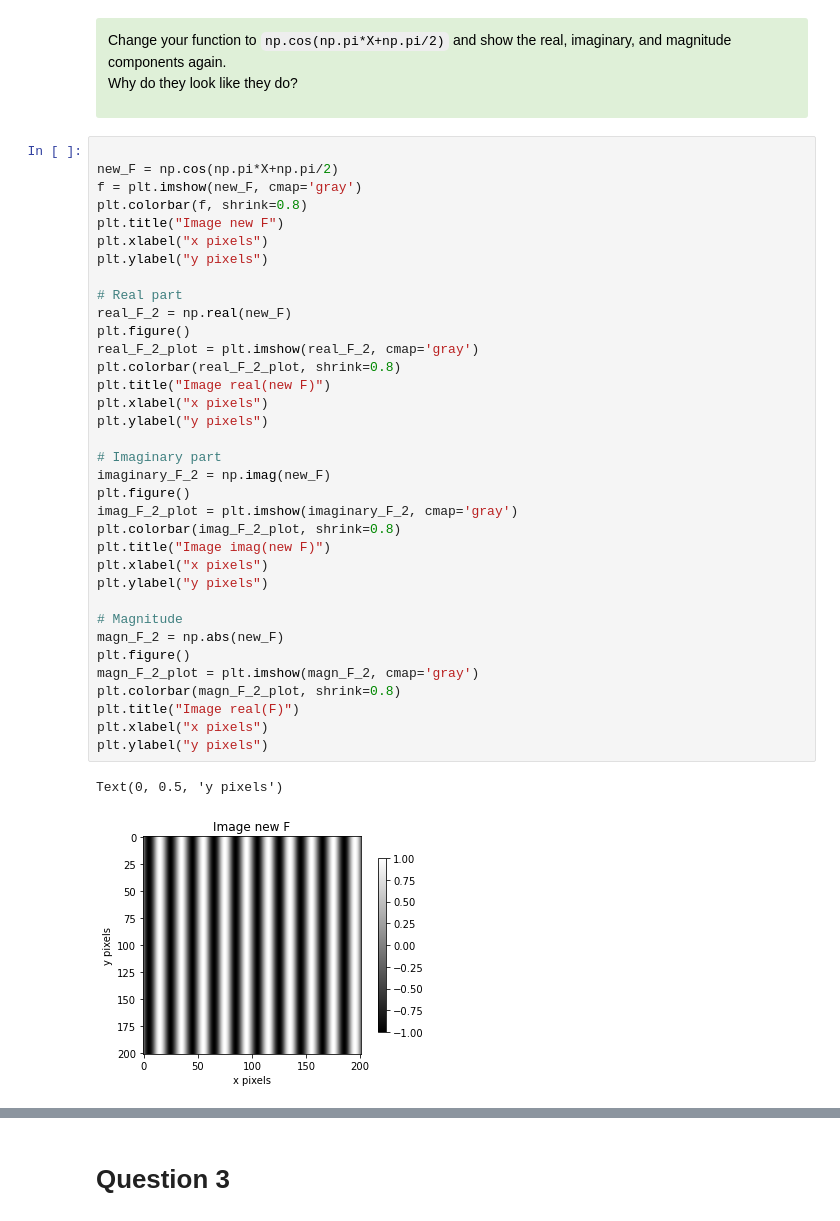
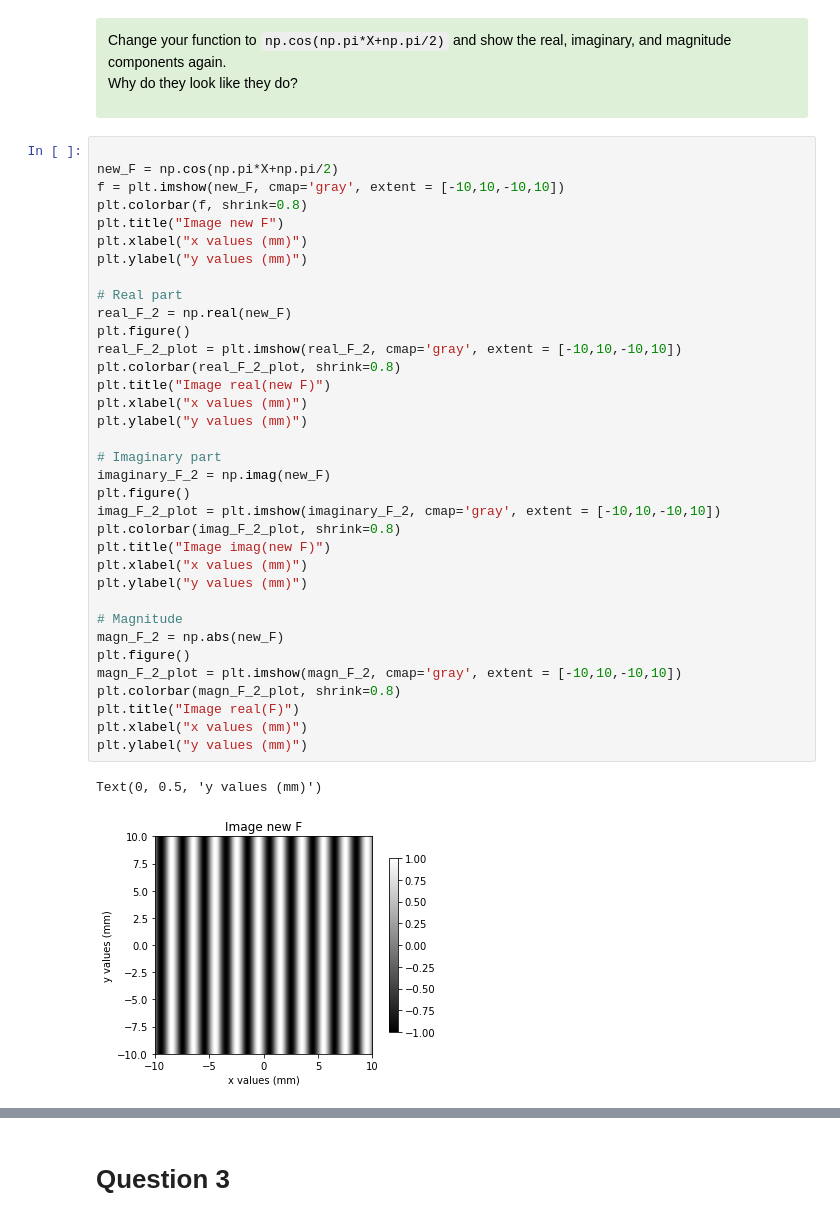
Before and after one commit to dishamishra/Labs_Imager, a Jupyter notebook: Lab2 Part1 (Clean).ipynb, the cells around one changed output, grey strips where cells are left out. Saved outputs shown, nothing was run; the diff lists cells and outputs as text.

```diff
--- a/Lab2 Part1 (Clean).ipynb
+++ b/Lab2 Part1 (Clean).ipynb
@@ -242,38 +242,38 @@ Change your function to `np.cos(np.pi*X+np.pi/2)` and show the real, imaginary,
 # %%
 
 new_F = np.cos(np.pi*X+np.pi/2)
-f = plt.imshow(new_F, cmap='gray')
+f = plt.imshow(new_F, cmap='gray', extent = [-10,10,-10,10])
 plt.colorbar(f, shrink=0.8)
 plt.title("Image new F")
-plt.xlabel("x pixels")
-plt.ylabel("y pixels")
+plt.xlabel("x values (mm)")
+plt.ylabel("y values (mm)")
 
 # Real part
 real_F_2 = np.real(new_F)
 plt.figure()
-real_F_2_plot = plt.imshow(real_F_2, cmap='gray')
+real_F_2_plot = plt.imshow(real_F_2, cmap='gray', extent = [-10,10,-10,10])
 plt.colorbar(real_F_2_plot, shrink=0.8)
 plt.title("Image real(new F)")
-plt.xlabel("x pixels")
-plt.ylabel("y pixels")
+plt.xlabel("x values (mm)")
+plt.ylabel("y values (mm)")
 
 # Imaginary part
 imaginary_F_2 = np.imag(new_F)
 plt.figure()
-imag_F_2_plot = plt.imshow(imaginary_F_2, cmap='gray')
+imag_F_2_plot = plt.imshow(imaginary_F_2, cmap='gray', extent = [-10,10,-10,10])
 plt.colorbar(imag_F_2_plot, shrink=0.8)
 plt.title("Image imag(new F)")
-plt.xlabel("x pixels")
-plt.ylabel("y pixels")
+plt.xlabel("x values (mm)")
+plt.ylabel("y values (mm)")
 
 # Magnitude
 magn_F_2 = np.abs(new_F)
 plt.figure()
-magn_F_2_plot = plt.imshow(magn_F_2, cmap='gray')
+magn_F_2_plot = plt.imshow(magn_F_2, cmap='gray', extent = [-10,10,-10,10])
 plt.colorbar(magn_F_2_plot, shrink=0.8)
 plt.title("Image real(F)")
-plt.xlabel("x pixels")
-plt.ylabel("y pixels")
+plt.xlabel("x values (mm)")
+plt.ylabel("y values (mm)")
 # %% [output]
-Text(0, 0.5, 'y pixels')
+Text(0, 0.5, 'y values (mm)')
-[figure, old version]
+[figure, new version]
```
Also changed, not shown: parts of 8 cells of this notebook.
